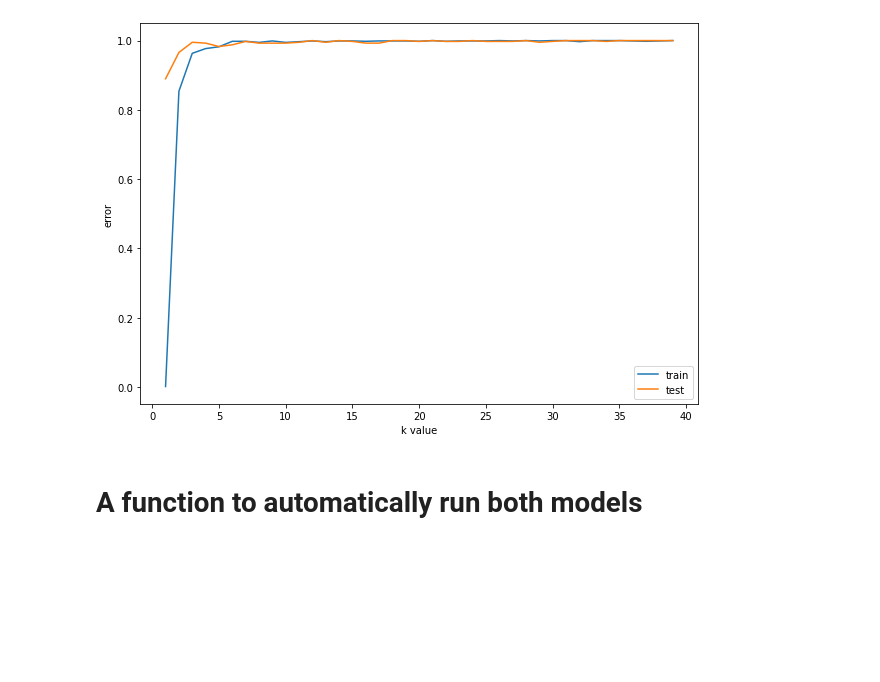
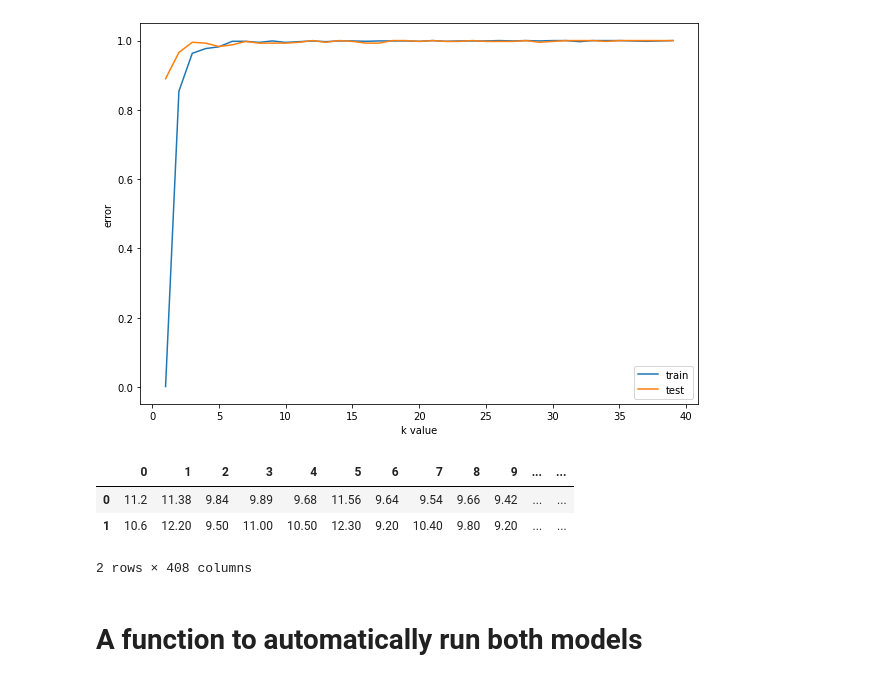
Before and after one commit to rogerserret/IronRoger, a Jupyter notebook: week4_classexs/Lab-Comparing_Regression_Models.ipynb, the cells around one changed output. Drawn from its saved outputs; the diff is of its cells as text; code cells hidden in the pictures; blank space fills up the shorter version.

```diff
--- a/week4_classexs/Lab-Comparing_Regression_Models.ipynb
+++ b/week4_classexs/Lab-Comparing_Regression_Models.ipynb
@@ -272,7 +279,14 @@ plt.legend();
 # %%
 # Create a data frame with test and predicted values of our target:
 
 KNN = [y_predR,y_testR]
+KNN_df = pd.DataFrame(KNN)
+KNN_df
+# %% [output]
+|  | 0 | 1 | 2 | 3 | 4 | 5 | 6 | 7 | 8 | 9 | ... | ... |
+| 0 | 11.2 | 11.38 | 9.84 | 9.89 | 9.68 | 11.56 | 9.64 | 9.54 | 9.66 | 9.42 | ... | ... |
+| 1 | 10.6 | 12.20 | 9.50 | 11.00 | 10.50 | 12.30 | 9.20 | 10.40 | 9.80 | 9.20 | ... | ... |
+2 rows × 408 columns
 # %% [markdown]
 # A function to automatically run both models
 # %%
```
Also changed, not shown: parts of 1 cell of this notebook.
